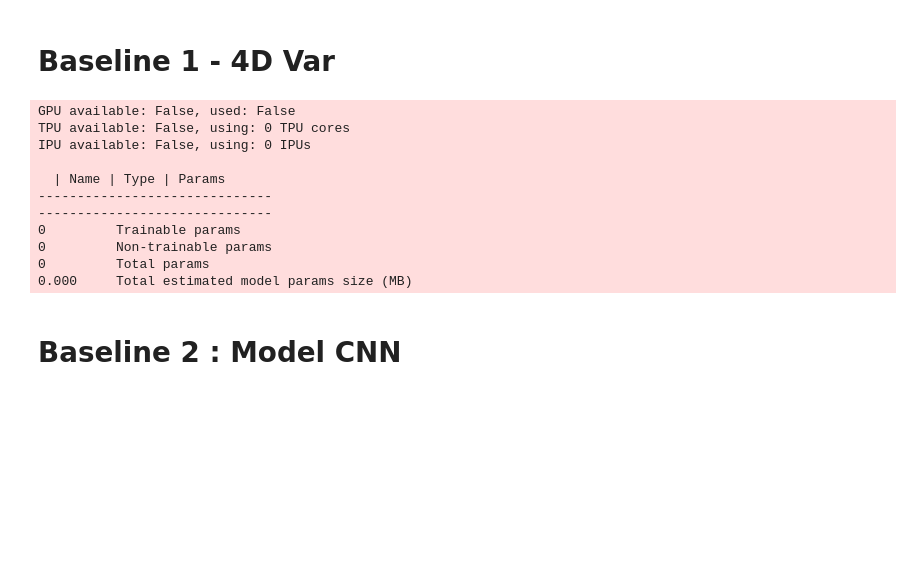
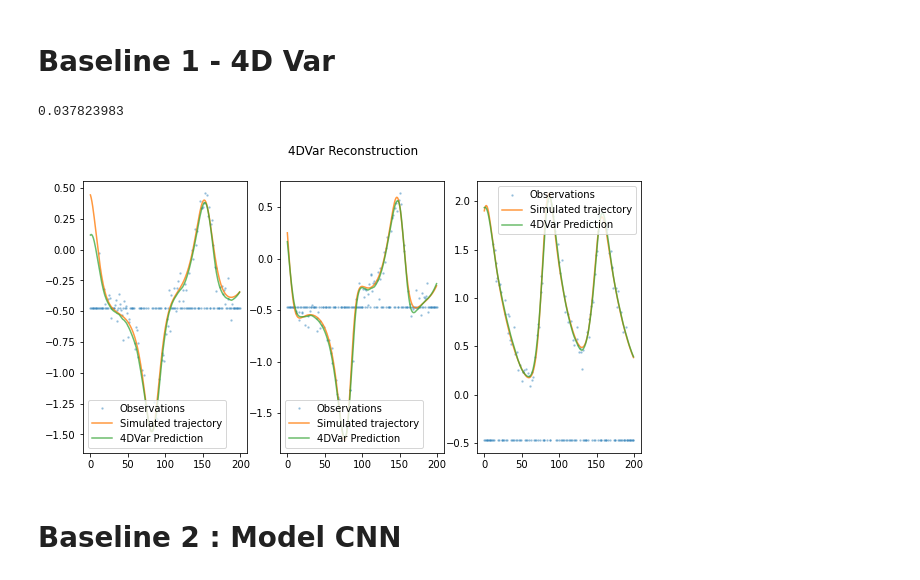
Before and after one commit to cdurand95/DataAssimilationProject, a Jupyter notebook: BaselineL63.ipynb, the cells around one changed output. Cells and saved outputs as stored; diff of their text form; code cells hidden in the pictures; blank space fills up the shorter version.

```diff
--- a/BaselineL63.ipynb
+++ b/BaselineL63.ipynb
@@ -217,19 +152,0 @@ class model_4DVar(pl.LightningModule):
-# %%
-_4DVar = model_4DVar()
-_4DVar.setup()
-tb_logger = pl_loggers.TensorBoardLogger("logs/")
-#Train the model
-trainer = pl.Trainer(logger=tb_logger,max_epochs=20000,enable_progress_bar=True,prepare_data_per_node=False,limit_train_batches=1)
-trainer.fit(_4DVar)
-# %% [output]
-GPU available: False, used: False
-TPU available: False, using: 0 TPU cores
-IPU available: False, using: 0 IPUs
-
-  | Name | Type | Params
-------------------------------
-------------------------------
-0         Trainable params
-0         Non-trainable params
-0         Total params
-0.000     Total estimated model params size (MB)
@@ -242,3 +239,9 @@ print('R_score = {}'.format(R_score))
+# %%
+visualisation4DVar(25,x_obs,x_GT,xhat)
+R_score = reconstruction_error_4DVar(x_GT,xhat)
+# %% [output]
+0.037823983
+[figure, added]
 # %% [markdown]
 # Baseline 2 : Model CNN
 # %%
```
Also changed, not shown: parts of 12 cells of this notebook, 3 other files.
